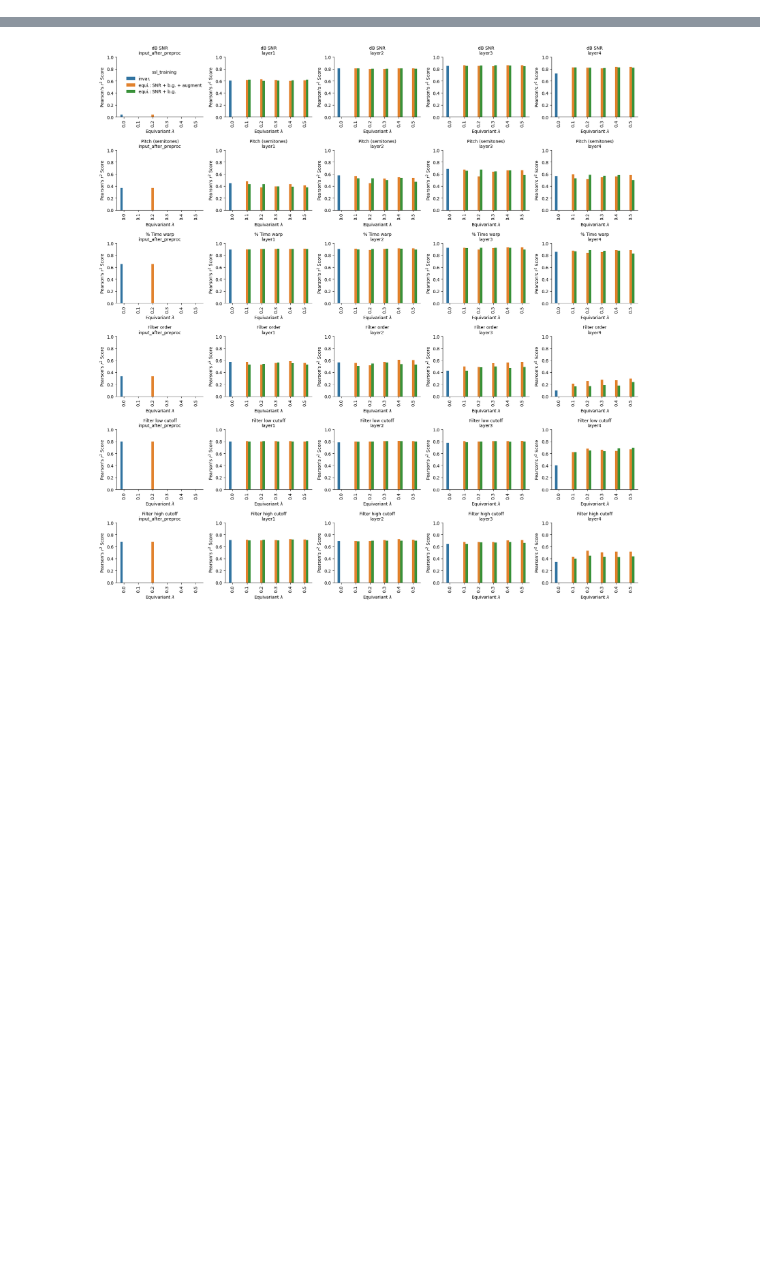
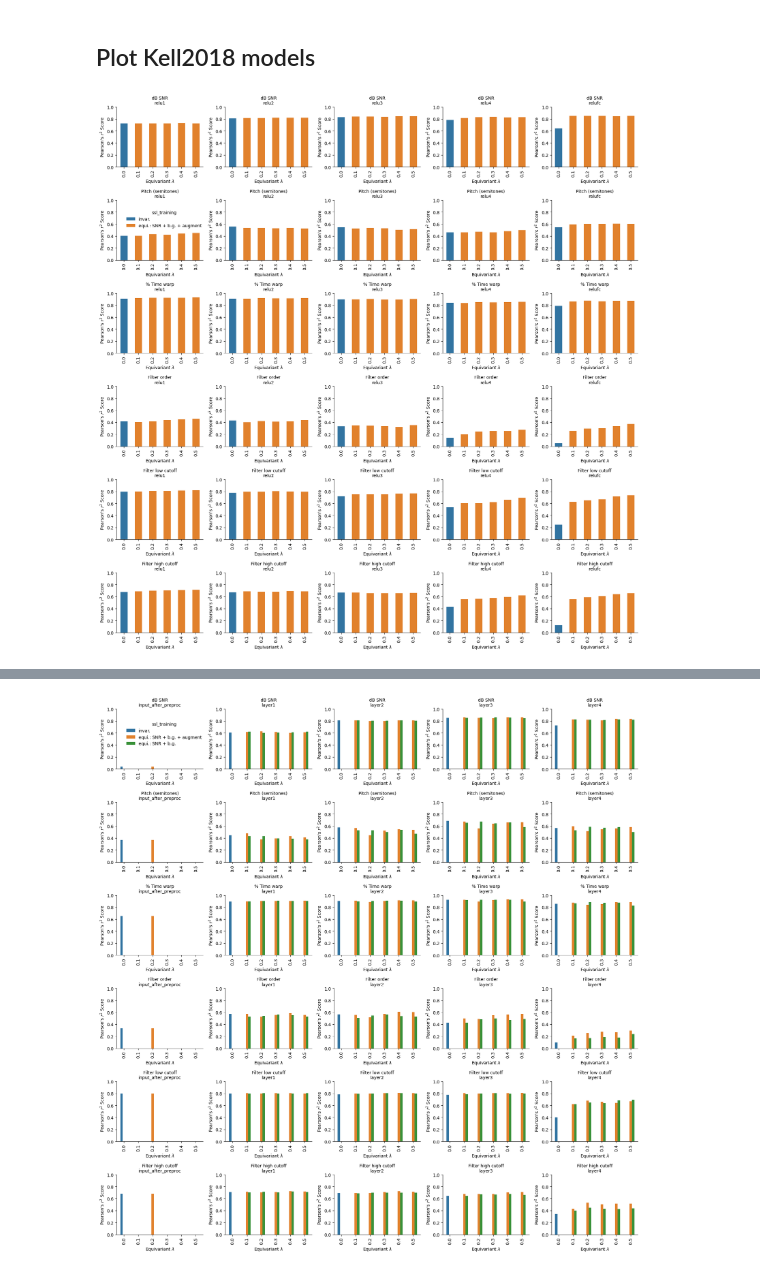
Before and after one commit to Feather-Lab/audio-ssl, a Jupyter notebook: notebooks/plot_parameter_decoding.ipynb, the cells around one changed output, grey strips where cells are left out. Saved outputs shown, nothing was run; the diff lists cells and outputs as text; code cells hidden in the pictures; blank space fills up the shorter version.

```diff
--- a/notebooks/plot_parameter_decoding.ipynb
+++ b/notebooks/plot_parameter_decoding.ipynb
@@ -27,7 +27,10 @@ for ix, file_path in enumerate(results_pkls):
     results_dict = pd.read_pickle(file_path)
     if 'pr2_invariant' not in results_dict.keys():
         continue
+    # get files with ridge alpha in str
     if  (file_path.stem.split('_')[-1] == '5e-01'):
+        if 'barlow_dualtask_kell2018' in file_path.parent.name:
+            continue
         results_df = pd.DataFrame.from_dict(results_dict)
         results_df['parameter'] = results_df.index
         results_df.reset_index(drop=True)
@@ -51,7 +54,6 @@ for ix, file_path in enumerate(results_pkls):
         invar_df['pr2_equivariant'] = invar_df['pr2_invariant']
         results_dfs.append(invar_df)
 
-
     # break
 
 results = pd.concat(results_dfs, axis=0, ignore_index = True).drop_duplicates()
@@ -73,0 +60,38 @@ results
+# %% [markdown]
+## Plot Kell2018 models
+# %%
+layer_order = [
+            'relu1',
+            'relu2',
+            'relu3',
+            'relu4',
+            'relufc'
+]
+
+eq_lmbda_order = sorted(results['eq_lmbda'].unique())
+# eq_lmbda_order = [0.0, 0.1, 0.5]
+g = sns.catplot(data=results[results.model == 'Kell2018'],
+            kind = 'bar',
+            x='eq_lmbda',
+            order=eq_lmbda_order,
+            y='pr2_equivariant',
+            hue='ssl_training',
+            row='parameter',
+            col='layer',
+            col_order=layer_order,
+            sharey=False,
+            sharex=False,
+            width=0.5,
+            height=3, aspect=1)
+
+g.set_titles("{row_name}\n{col_name}")
+g.set(xlabel="Equivariant $\\lambda$", ylabel="Pearson's $r^2$ Score")
+g.set(ylim=(0,1))
+g.set_xticklabels(labels=eq_lmbda_order, rotation=90)
+# Access the legend object
+leg = g._legend
+leg.set_bbox_to_anchor([0.2, 0.77])
+
+plt.tight_layout()
+# %% [output]
+[figure, added]
```
Also changed, not shown: parts of 4 cells of this notebook, 9 other files.
